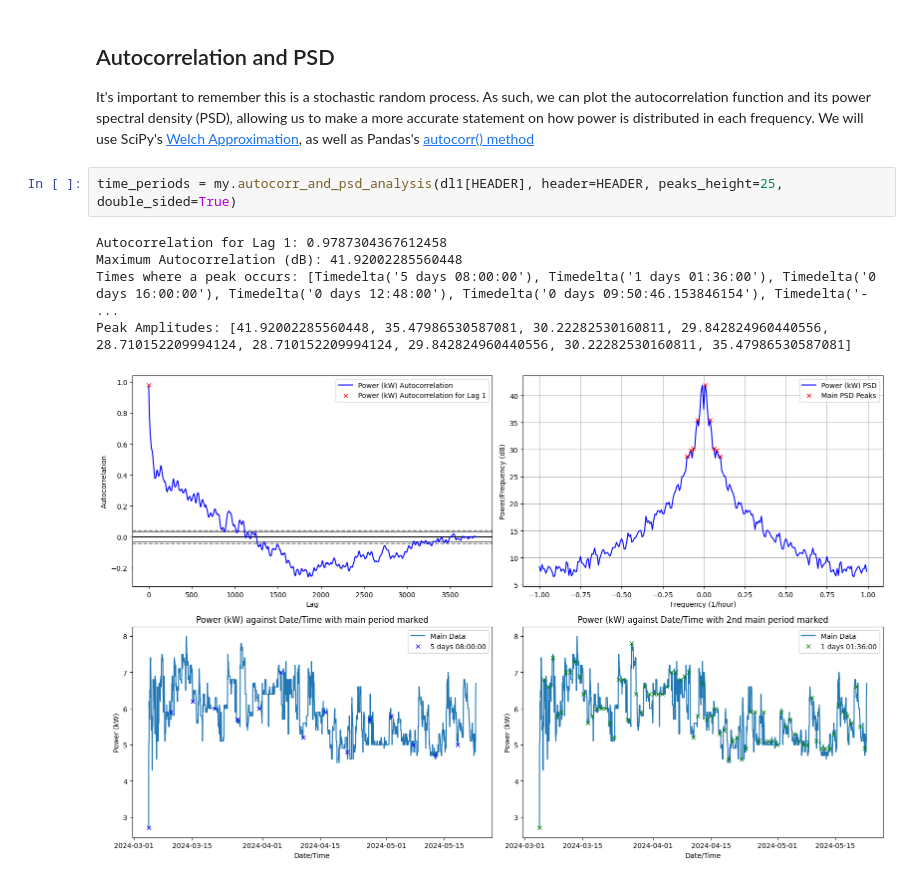
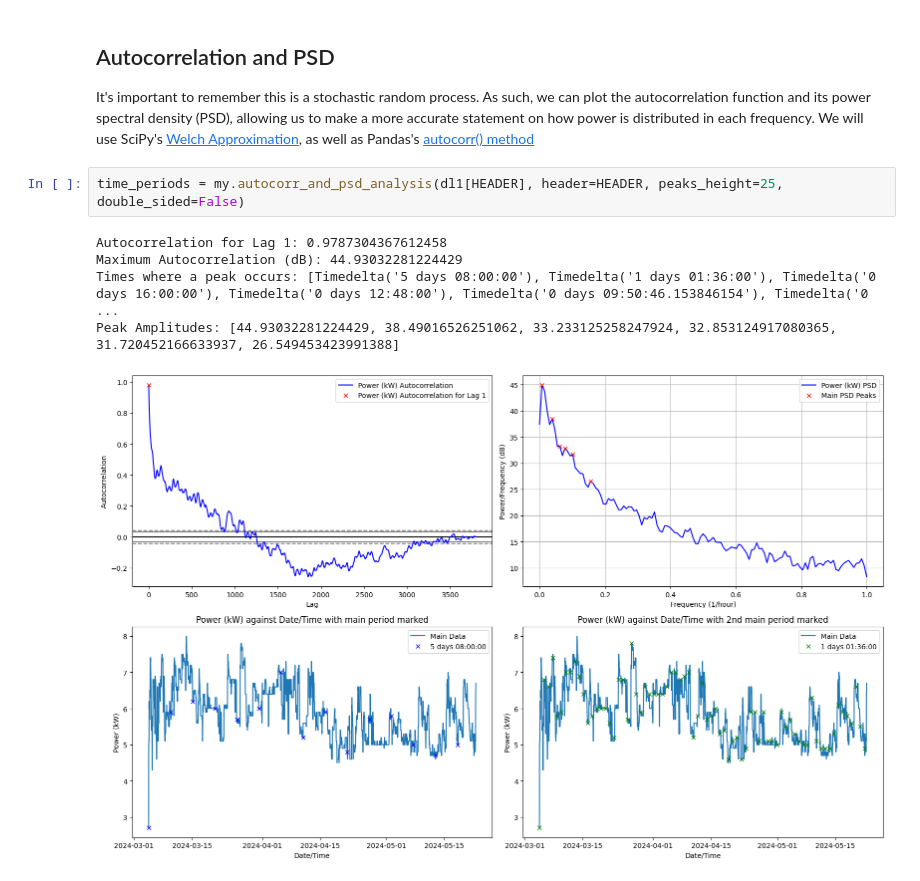
Before and after one commit to ogahector/power_analysis_eeedept, a Jupyter notebook: src/autocorrelation_psd.ipynb, the cells around one changed output. Saved outputs shown, nothing was run; the diff lists cells and outputs as text.

Commit message:
generalised plotting function

```diff
--- a/src/autocorrelation_psd.ipynb
+++ b/src/autocorrelation_psd.ipynb
@@ -68,10 +68,10 @@ Amplitude at periodicity of 30d: 0.07147872003183
 ## Autocorrelation and PSD
 It's important to remember this is a stochastic random process. As such, we can plot the autocorrelation function and its power spectral density (PSD), allowing us to make a more accurate statement on how power is distributed in each frequency. We will use SciPy's [Welch Approximation](https://docs.scipy.org/doc/scipy/reference/generated/scipy.signal.welch.html), as well as Pandas's [autocorr() method](https://pandas.pydata.org/pandas-docs/stable/reference/api/pandas.plotting.autocorrelation_plot.html)
 # %%
-time_periods = my.autocorr_and_psd_analysis(dl1[HEADER], header=HEADER, peaks_height=25, double_sided=True)
+time_periods = my.autocorr_and_psd_analysis(dl1[HEADER], header=HEADER, peaks_height=25, double_sided=False)
 # %% [output]
 Autocorrelation for Lag 1: 0.9787304367612458
-Maximum Autocorrelation (dB): 41.92002285560448
-Times where a peak occurs: [Timedelta('5 days 08:00:00'), Timedelta('1 days 01:36:00'), Timedelta('0 days 16:00:00'), Timedelta('0 days 12:48:00'), Timedelta('0 days 09:50:46.153846154'), Timedelta('- ...
-Peak Amplitudes: [41.92002285560448, 35.47986530587081, 30.22282530160811, 29.842824960440556, 28.710152209994124, 28.710152209994124, 29.842824960440556, 30.22282530160811, 35.47986530587081]
+Maximum Autocorrelation (dB): 44.93032281224429
+Times where a peak occurs: [Timedelta('5 days 08:00:00'), Timedelta('1 days 01:36:00'), Timedelta('0 days 16:00:00'), Timedelta('0 days 12:48:00'), Timedelta('0 days 09:50:46.153846154'), Timedelta('0 ...
+Peak Amplitudes: [44.93032281224429, 38.49016526251062, 33.233125258247924, 32.853124917080365, 31.720452166633937, 26.549453423991388]
-[figure, old version]
+[figure, new version]
```
Also changed, not shown: 3 other files.
